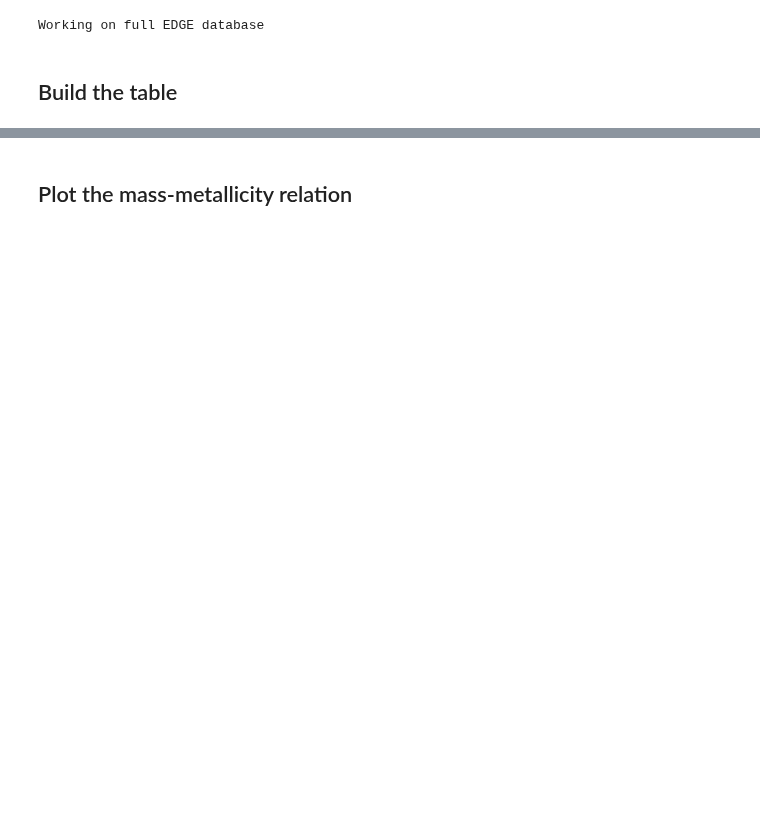
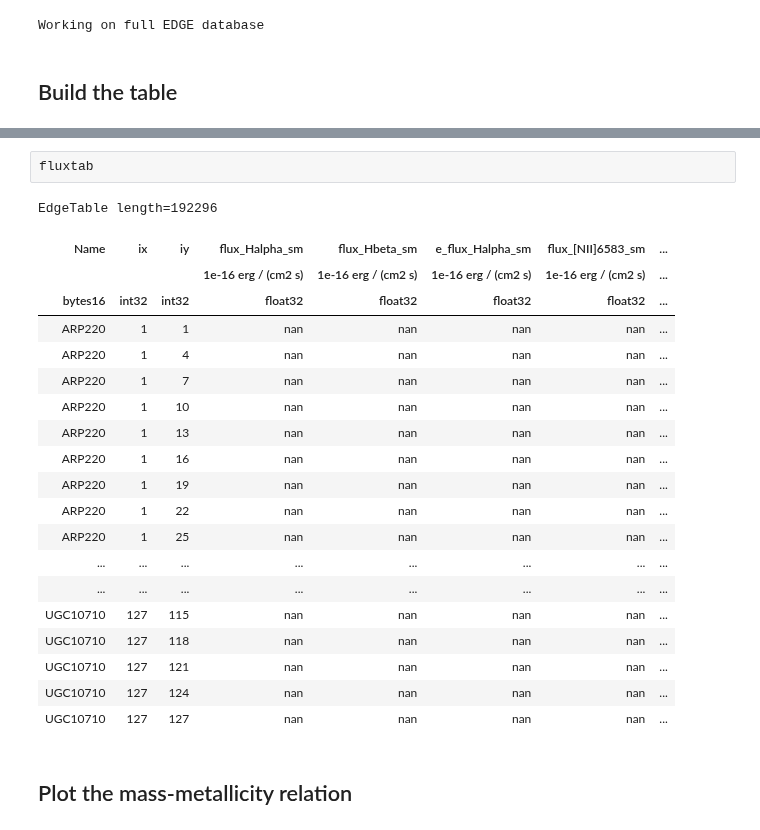
Before and after one commit to tonywong94/edge_pydb, a Jupyter notebook: demo_notebk/Mass-metallicity.ipynb, the cells around one changed output, grey strips where cells are left out. Cells and saved outputs as stored; diff of their text form; blank space fills up the shorter version.

```diff
--- a/demo_notebk/Mass-metallicity.ipynb
+++ b/demo_notebk/Mass-metallicity.ipynb
@@ -61,3 +45,26 @@ WARNING: MergeConflictWarning: Cannot merge meta key 'date' types <class 'str'>
+# %%
+fluxtab
+# %% [output]
+EdgeTable length=192296
+| Name | ix | iy | flux_Halpha_sm | flux_Hbeta_sm | e_flux_Halpha_sm | flux_[NII]6583_sm | ... |
+|  |  |  | 1e-16 erg / (cm2 s) | 1e-16 erg / (cm2 s) | 1e-16 erg / (cm2 s) | 1e-16 erg / (cm2 s) | ... |
+| bytes16 | int32 | int32 | float32 | float32 | float32 | float32 | ... |
+| ARP220 | 1 | 1 | nan | nan | nan | nan | ... |
+| ARP220 | 1 | 4 | nan | nan | nan | nan | ... |
+| ARP220 | 1 | 7 | nan | nan | nan | nan | ... |
+| ARP220 | 1 | 10 | nan | nan | nan | nan | ... |
+| ARP220 | 1 | 13 | nan | nan | nan | nan | ... |
+| ARP220 | 1 | 16 | nan | nan | nan | nan | ... |
+| ARP220 | 1 | 19 | nan | nan | nan | nan | ... |
+| ARP220 | 1 | 22 | nan | nan | nan | nan | ... |
+| ARP220 | 1 | 25 | nan | nan | nan | nan | ... |
+| ... | ... | ... | ... | ... | ... | ... | ... |
+| ... | ... | ... | ... | ... | ... | ... | ... |
+| UGC10710 | 127 | 115 | nan | nan | nan | nan | ... |
+| UGC10710 | 127 | 118 | nan | nan | nan | nan | ... |
+| UGC10710 | 127 | 121 | nan | nan | nan | nan | ... |
+| UGC10710 | 127 | 124 | nan | nan | nan | nan | ... |
+| UGC10710 | 127 | 127 | nan | nan | nan | nan | ... |
 # %% [markdown]
 ## Plot the mass-metallicity relation
 # %%
```
Also changed, not shown: parts of 10 cells of this notebook, 6 other files.
